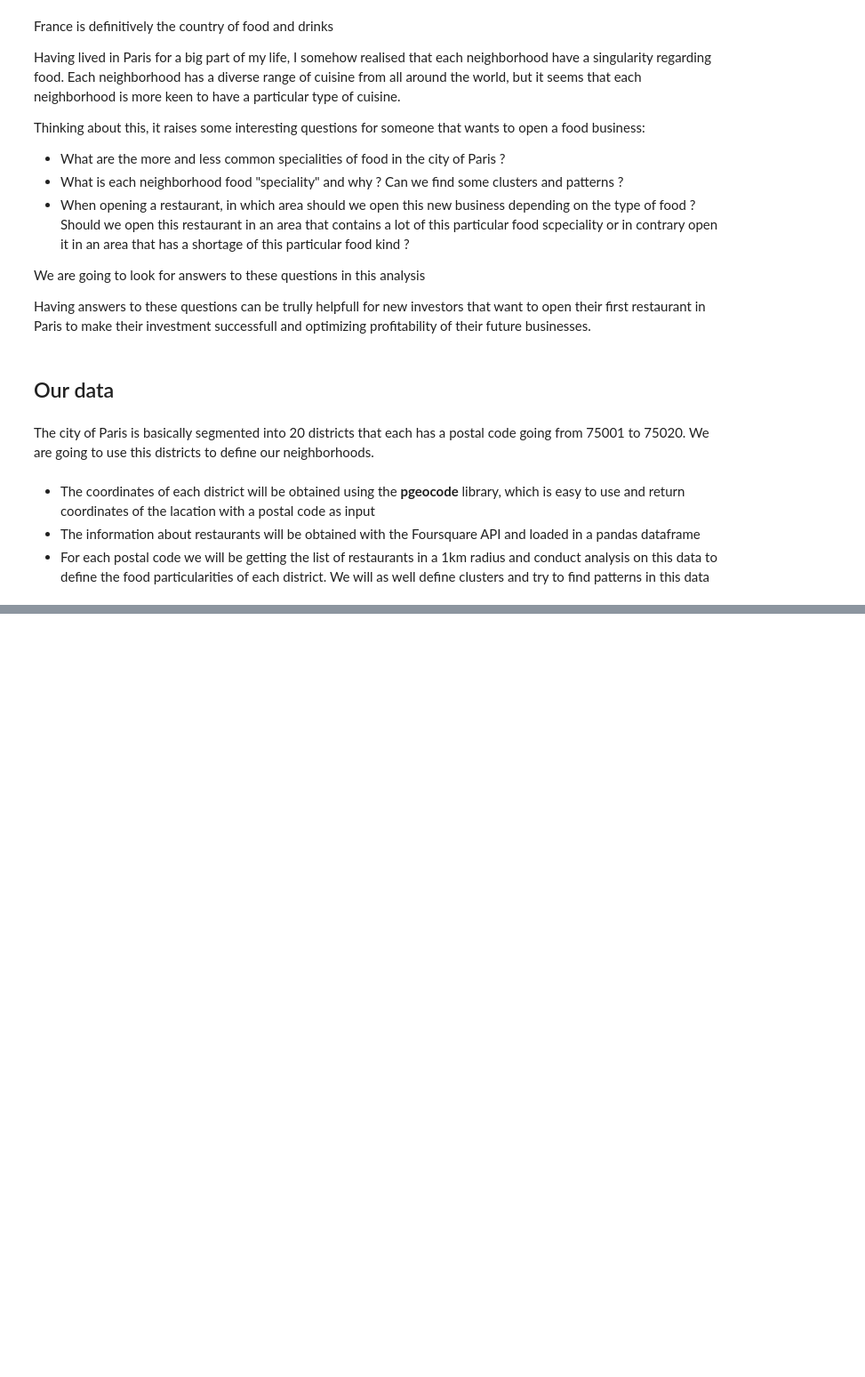
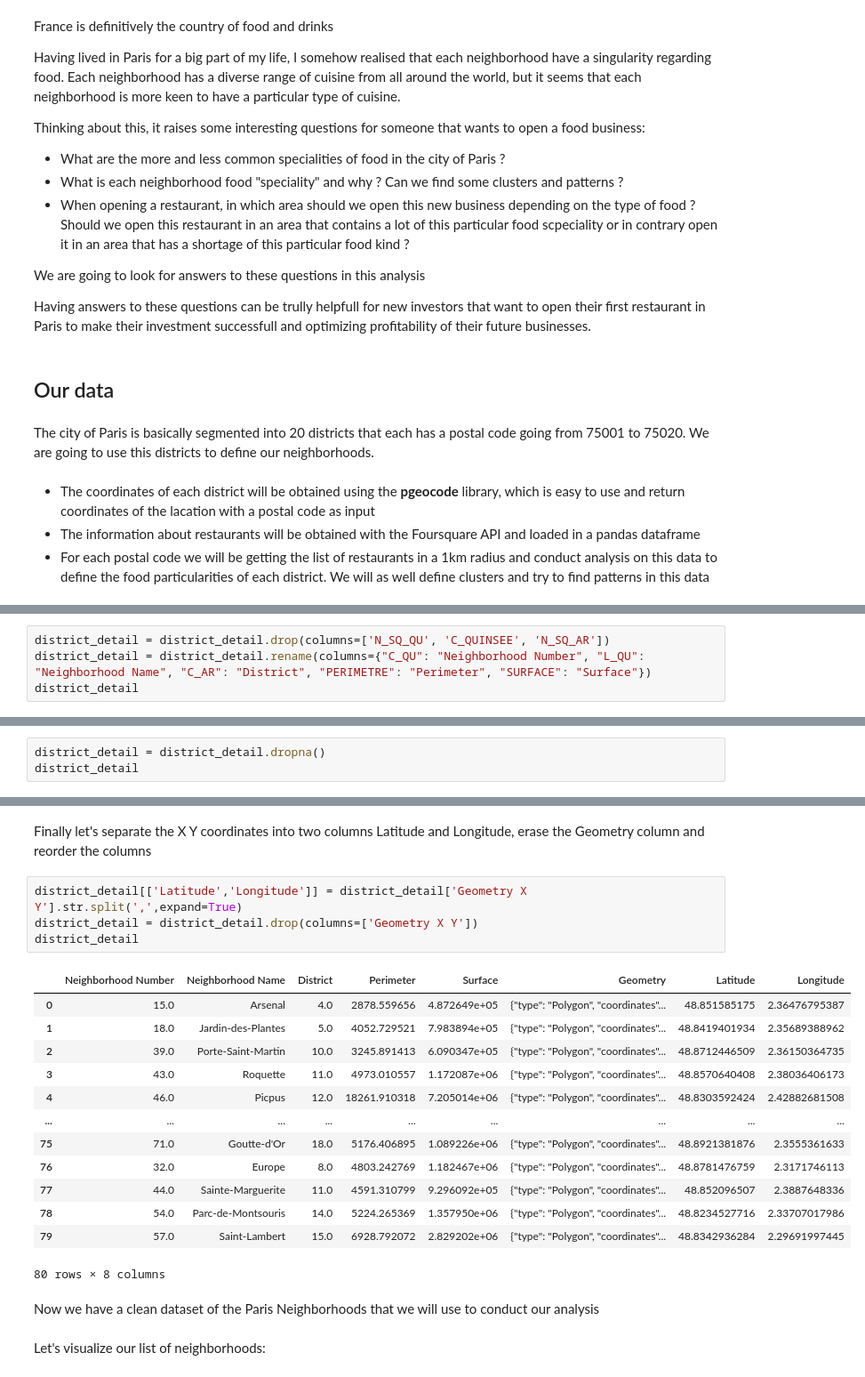
Before and after one commit to OsBourat/Coursera_Capstone, a Jupyter notebook: paris_project.ipynb, the cells around one changed output, grey strips where cells are left out. Shown: that part at 89% size. Drawn from its saved outputs; the diff is of its cells as text; blank space fills up the shorter version.

```diff
--- a/paris_project.ipynb
+++ b/paris_project.ipynb
@@ -25,0 +214,4 @@
+# %%
+district_detail = district_detail.drop(columns=['N_SQ_QU', 'C_QUINSEE', 'N_SQ_AR'])
+district_detail = district_detail.rename(columns={"C_QU": "Neighborhood Number", "L_QU": "Neighborhood Name", "C_AR": "District", "PERIMETRE": "Perimeter", "SURFACE": "Surface"})
+district_detail
@@ -25,0 +234,3 @@
+# %%
+district_detail = district_detail.dropna()
+district_detail
@@ -25,0 +251,24 @@
+# %% [markdown]
+<p>Finally let's separate the X Y coordinates into two columns Latitude and Longitude, erase the Geometry column and reorder the columns</p>
+# %%
+district_detail[['Latitude','Longitude']] = district_detail['Geometry X Y'].str.split(',',expand=True)
+district_detail = district_detail.drop(columns=['Geometry X Y'])
+district_detail
+# %% [output]
+|  | Neighborhood Number | Neighborhood Name | District | Perimeter | Surface | Geometry | Latitude | Longitude |
+| 0 | 15.0 | Arsenal | 4.0 | 2878.559656 | 4.872649e+05 | {"type": "Polygon", "coordinates"... | 48.851585175 | 2.36476795387 |
+| 1 | 18.0 | Jardin-des-Plantes | 5.0 | 4052.729521 | 7.983894e+05 | {"type": "Polygon", "coordinates"... | 48.8419401934 | 2.35689388962 |
+| 2 | 39.0 | Porte-Saint-Martin | 10.0 | 3245.891413 | 6.090347e+05 | {"type": "Polygon", "coordinates"... | 48.8712446509 | 2.36150364735 |
+| 3 | 43.0 | Roquette | 11.0 | 4973.010557 | 1.172087e+06 | {"type": "Polygon", "coordinates"... | 48.8570640408 | 2.38036406173 |
+| 4 | 46.0 | Picpus | 12.0 | 18261.910318 | 7.205014e+06 | {"type": "Polygon", "coordinates"... | 48.8303592424 | 2.42882681508 |
+| ... | ... | ... | ... | ... | ... | ... | ... | ... |
+| 75 | 71.0 | Goutte-d'Or | 18.0 | 5176.406895 | 1.089226e+06 | {"type": "Polygon", "coordinates"... | 48.8921381876 | 2.3555361633 |
+| 76 | 32.0 | Europe | 8.0 | 4803.242769 | 1.182467e+06 | {"type": "Polygon", "coordinates"... | 48.8781476759 | 2.3171746113 |
+| 77 | 44.0 | Sainte-Marguerite | 11.0 | 4591.310799 | 9.296092e+05 | {"type": "Polygon", "coordinates"... | 48.852096507 | 2.3887648336 |
+| 78 | 54.0 | Parc-de-Montsouris | 14.0 | 5224.265369 | 1.357950e+06 | {"type": "Polygon", "coordinates"... | 48.8234527716 | 2.33707017986 |
+| 79 | 57.0 | Saint-Lambert | 15.0 | 6928.792072 | 2.829202e+06 | {"type": "Polygon", "coordinates"... | 48.8342936284 | 2.29691997445 |
+80 rows × 8 columns
+# %% [markdown]
+<p>Now we have a clean dataset of the Paris Neighborhoods that we will use to conduct our analysis</p>
+# %% [markdown]
+<p>Let's visualize our list of neighborhoods:</p>
```
Also changed, not shown: parts of 36 cells of this notebook.
